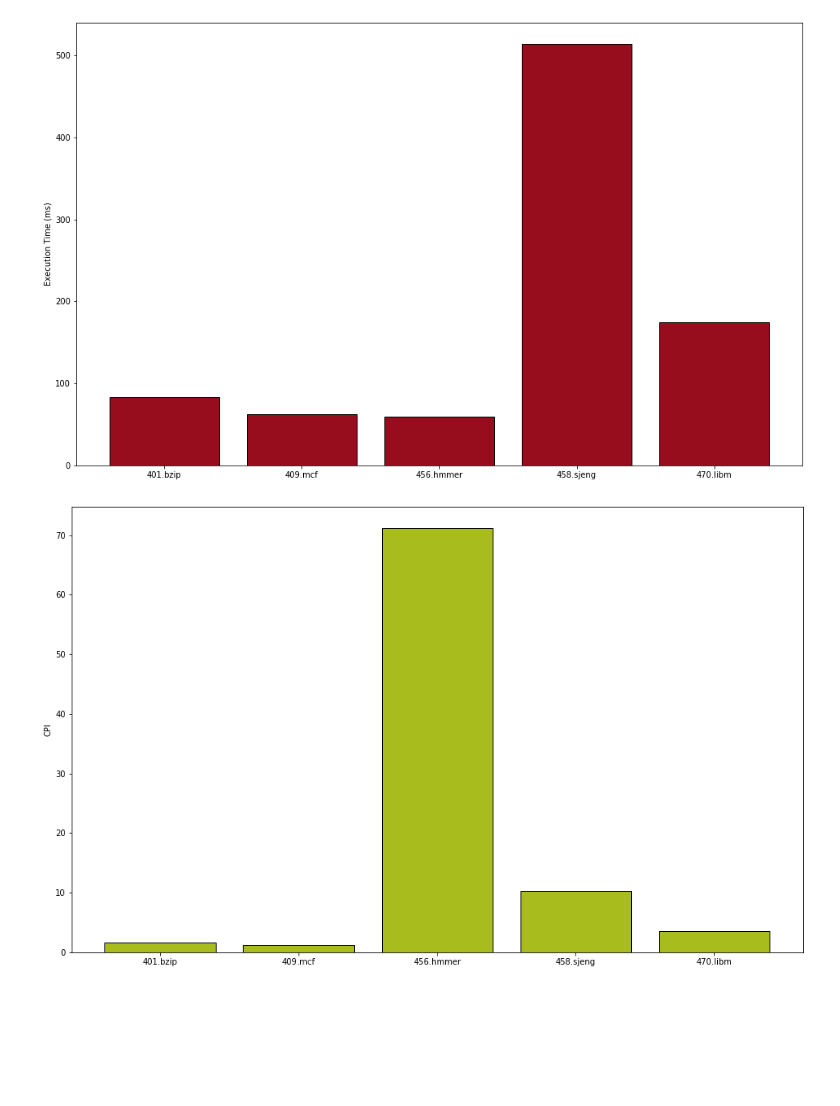
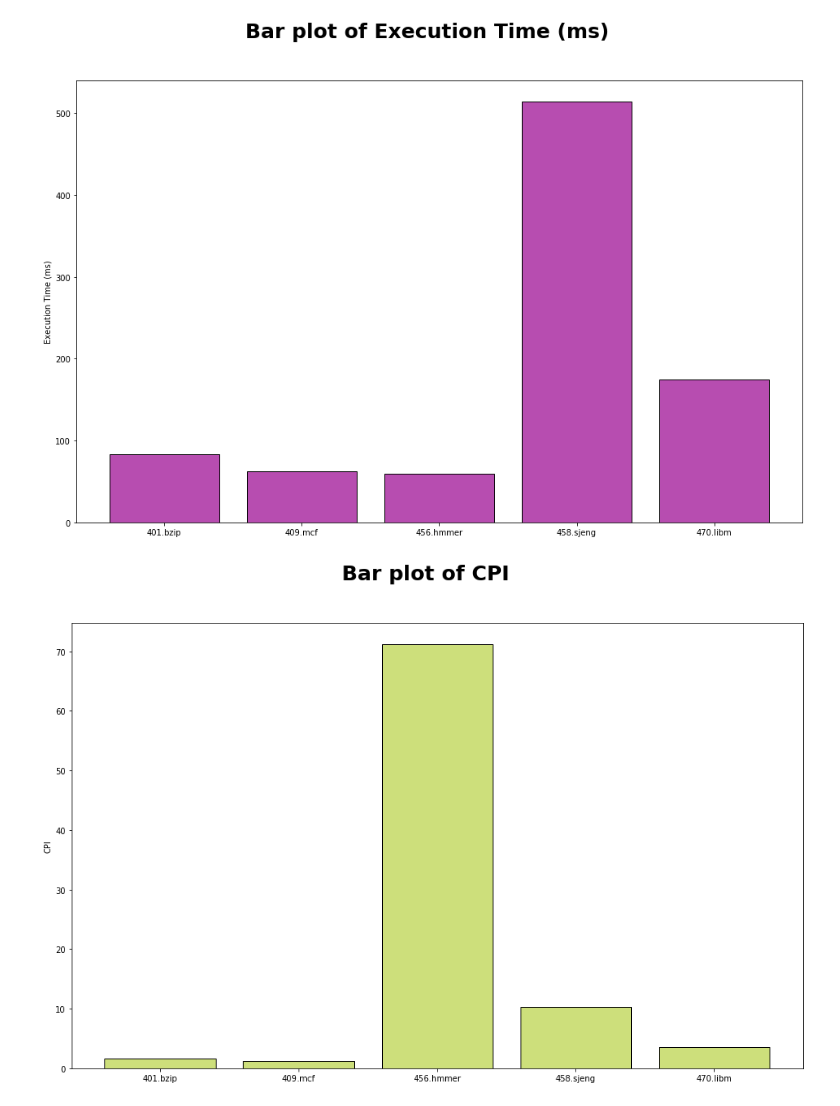
Before and after one commit to akinous/ArchitectureLab2020, a Jupyter notebook: Lab2/Benchmark_Results_Graphs.ipynb, the cells around one changed output. Drawn from its saved outputs; the diff is of its cells as text; code cells hidden in the pictures; blank space fills up the shorter version.

```diff
--- a/Lab2/Benchmark_Results_Graphs.ipynb
+++ b/Lab2/Benchmark_Results_Graphs.ipynb
@@ -15,12 +15,13 @@ labels = ["Execution Time (ms)","CPI" , "L1 dCache MissRate (%)" , "L1 iCache Mi
 # %%
 import random
 for i in range(len(stats_array)):
     plt.figure(figsize=(16,10))
     plt.figure(i+1)
     plt.ylabel(labels[i])
+    plt.suptitle("Bar plot of {}".format(labels[i]),fontsize    = 25,fontweight="bold")
     plt.bar(benchmark,stats_array[i],color=(random.random(),random.random(),random.random(),1),edgecolor=("black"))
     plt.savefig("C:/Users/Alexandros/Desktop/gem5images/{}".format(labels[i]))
 plt.show()
 # %% [output]
-[figure, old version]
+[figure, new version]
-[figure, old version]
+[figure, new version]
```
Also changed, not shown: parts of 1 cell of this notebook.
